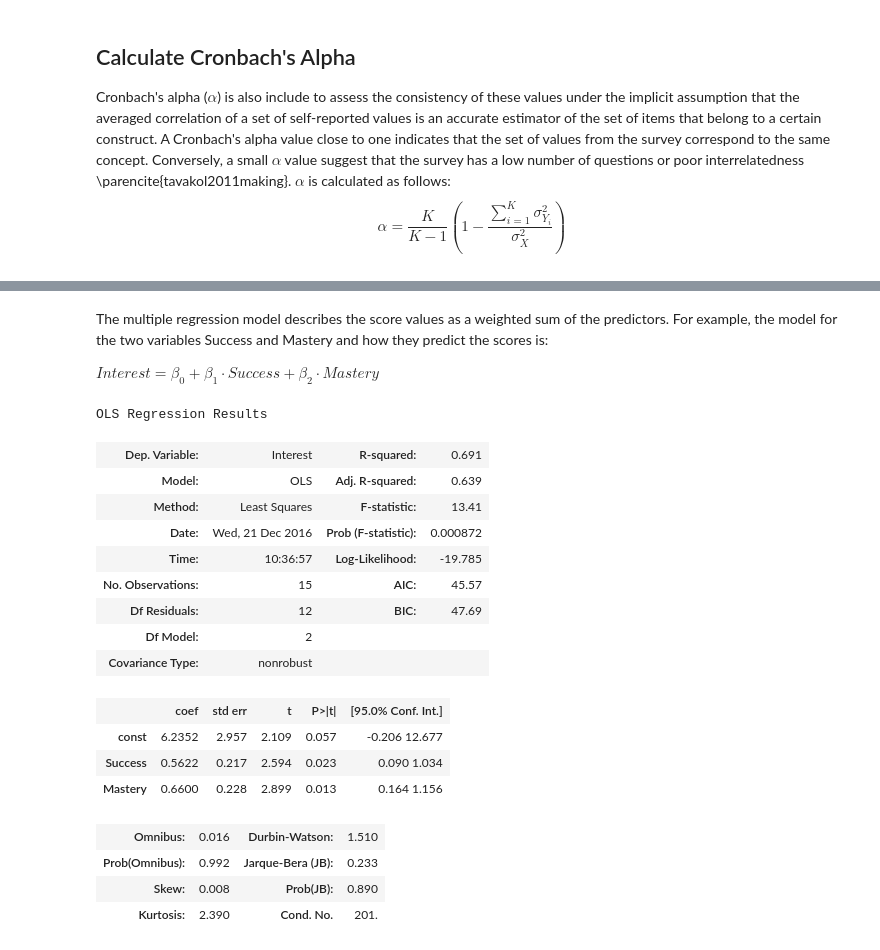
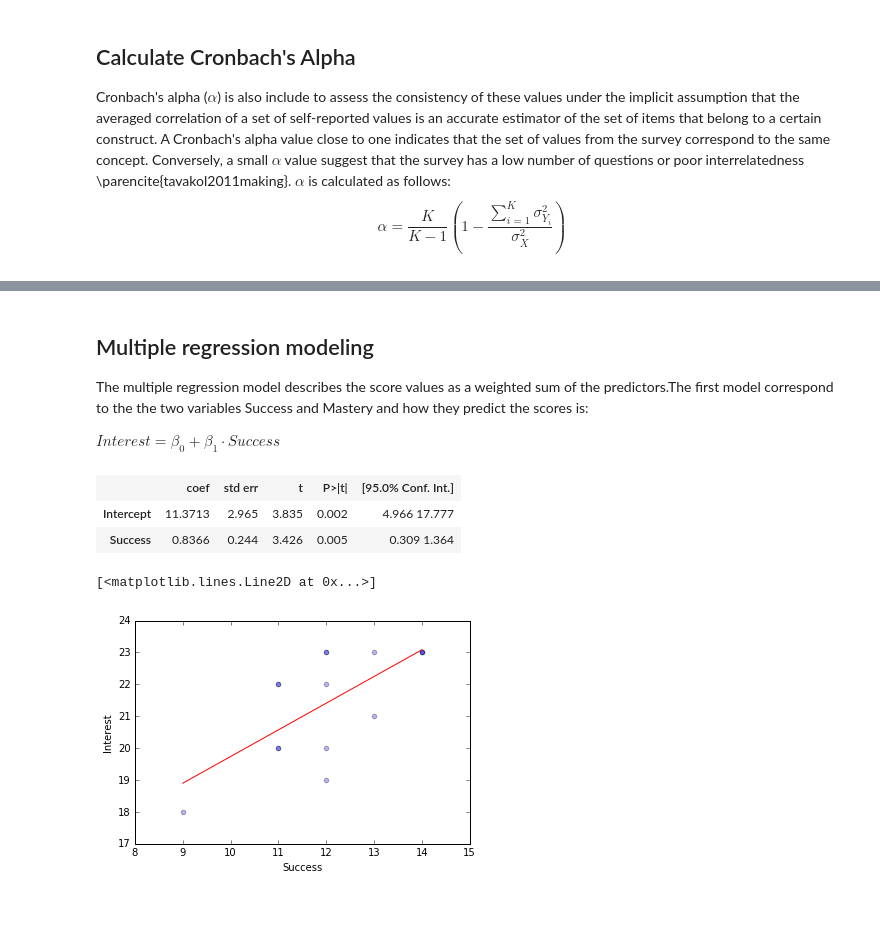
Before and after one commit to rubenpinzon/NumeracyIntervention, a Jupyter notebook: Data Analysis.ipynb, the cells around one changed output, grey strips where cells are left out. Cells and saved outputs as stored; diff of their text form; code cells hidden in the pictures; blank space fills up the shorter version.

Commit message:
Regression models completed

```diff
--- a/Data Analysis.ipynb
+++ b/Data Analysis.ipynb
@@ -6,6 +6,12 @@ This file is the companion of the manuscript titled "Numeracy intervention for r
 import pandas as pd
 import numpy as np
 import statsmodels.api as sm
+import statsmodels.formula.api as smf
+import matplotlib.pyplot as plt
+import warnings
+warnings.filterwarnings('ignore')
+
+%matplotlib inline
 
 # Mapping from concepts to questions in the survey
 labels2q = {'Success': (1, 2), 'Interest': (3, 4, 5), 'Utility': (6, 13, 7), 'Mastery': (8, 9), 'Performance': (10, 11)}
@@ -25,4 +31,6 @@ for name, q in labels2q.items():
         print(questions[qs].rjust(110,'*'))
     totalScore = df[list(q)].sum(axis=1)
     groups[name] = totalScore
+
+N = int(groups[[0]].count())
 # %% [output]
@@ -85,0 +96,17 @@ Concept: Utility         with Cronbach' alpha of 0.777
+# %%
+meanSuccess = groups[['Success']].mean()
+sdSuccess = groups[['Success']].std()
+lowExpThres = float(np.ceil(meanSuccess - sdSuccess))
+highExpThres = float(np.floor(meanSuccess + sdSuccess))
+
+print('Thresholds for low ({}) and high ({}) expentancy groups'.format(lowExpThres, highExpThres))
+
+label = ['' for n in range(N)]
+for i, l in enumerate((groups[['Success']] <= lowExpThres).iterrows()):
+    if l[1][0]:label[i] = 'low'
+for i, h in enumerate((groups[['Success']] >= highExpThres).iterrows()):
+    if h[1][0]:label[i] = 'high'
+
+# encode df.famhist as a numeric via pd.Factor
+groups['labels'] = pd.Categorical(label)
+groups
@@ -86,31 +131,28 @@ Concept: Utility         with Cronbach' alpha of 0.777
 # %% [markdown]
-The multiple regression model describes the score values as a weighted sum of the predictors. For example, the model for the two variables Success and Mastery and how they predict the scores is:
+## Multiple regression modeling
 
-$Interest=\beta_0+\beta_1\cdot Success+\beta_2\cdot Mastery$
+The multiple regression model describes the score values as a weighted sum of the predictors.The first model correspond to the the two variables Success and Mastery and how they predict the scores is:
+
+$Interest=\beta_0+\beta_1\cdot Success$
-# %%
-X = groups[['Success', 'Mastery']]
-Y = groups[['Interest']]
-## fit a OLS model with intercept on TV and Radio
-X = sm.add_constant(X)
-est = sm.OLS(Y, X).fit()
-
-est.summary()
-# %% [output]
-OLS Regression Results
-| Dep. Variable: | Interest | R-squared: | 0.691 |
-| Model: | OLS | Adj. R-squared: | 0.639 |
-| Method: | Least Squares | F-statistic: | 13.41 |
-| Date: | Wed, 21 Dec 2016 | Prob (F-statistic): | 0.000872 |
-| Time: | 10:36:57 | Log-Likelihood: | -19.785 |
-| No. Observations: | 15 | AIC: | 45.57 |
-| Df Residuals: | 12 | BIC: | 47.69 |
-| Df Model: | 2 |  |  |
-| Covariance Type: | nonrobust |  |  |
-|  | coef | std err | t | P>|t| | [95.0% Conf. Int.] |
-| const | 6.2352 | 2.957 | 2.109 | 0.057 | -0.206 12.677 |
-| Success | 0.5622 | 0.217 | 2.594 | 0.023 | 0.090 1.034 |
-| Mastery | 0.6600 | 0.228 | 2.899 | 0.013 | 0.164 1.156 |
-| Omnibus: | 0.016 | Durbin-Watson: | 1.510 |
-| Prob(Omnibus): | 0.992 | Jarque-Bera (JB): | 0.233 |
-| Skew: | 0.008 | Prob(JB): | 0.890 |
-| Kurtosis: | 2.390 | Cond. No. | 201. |
+# %%
+est = smf.ols(formula='Interest ~ Success', data=groups).fit()
+
+from IPython.core.display import HTML
+def short_summary(est):
+    return HTML(est.summary().tables[1].as_html())
+
+short_summary(est)
+# %% [output]
+|  | coef | std err | t | P>|t| | [95.0% Conf. Int.] |
+| Intercept | 11.3713 | 2.965 | 3.835 | 0.002 | 4.966 17.777 |
+| Success | 0.8366 | 0.244 | 3.426 | 0.005 | 0.309 1.364 |
+# %%
+Success_linspace = np.linspace(groups.Success.min(), groups.Success.max(), 100)
+
+plt.xlabel('Success')
+plt.ylabel('Interest')
+plt.scatter(groups.Success, groups.Interest, alpha=0.3)
+plt.plot(Success_linspace, est.params[0] + est.params[1] * Success_linspace, 'r')
+# %% [output]
+[<matplotlib.lines.Line2D at 0x...>]
+[figure, added]
```
Also changed, not shown: parts of 39 cells of this notebook.
